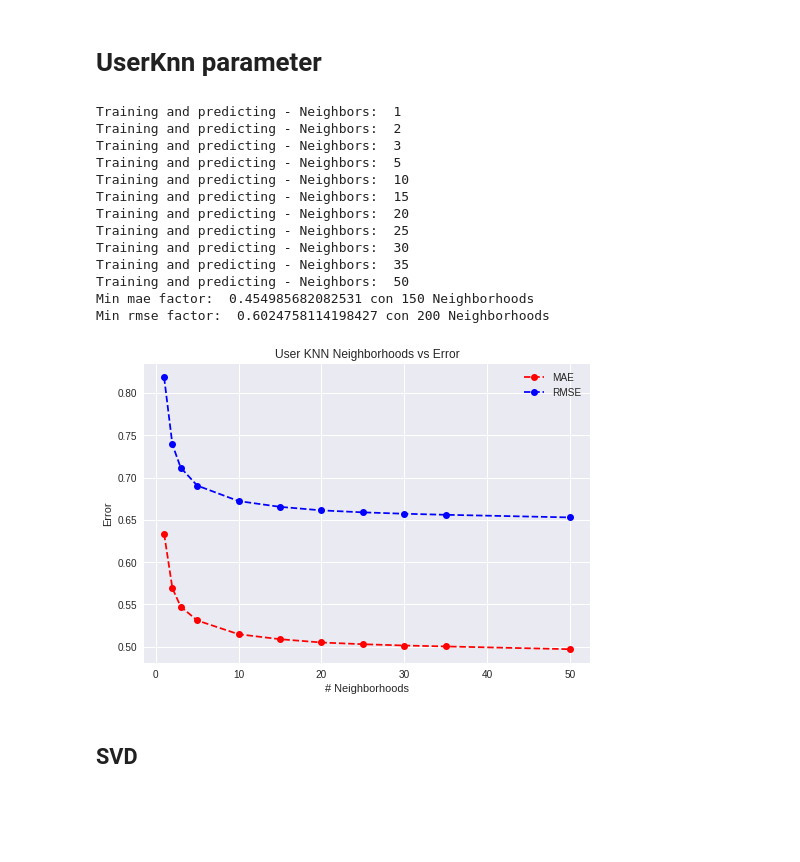
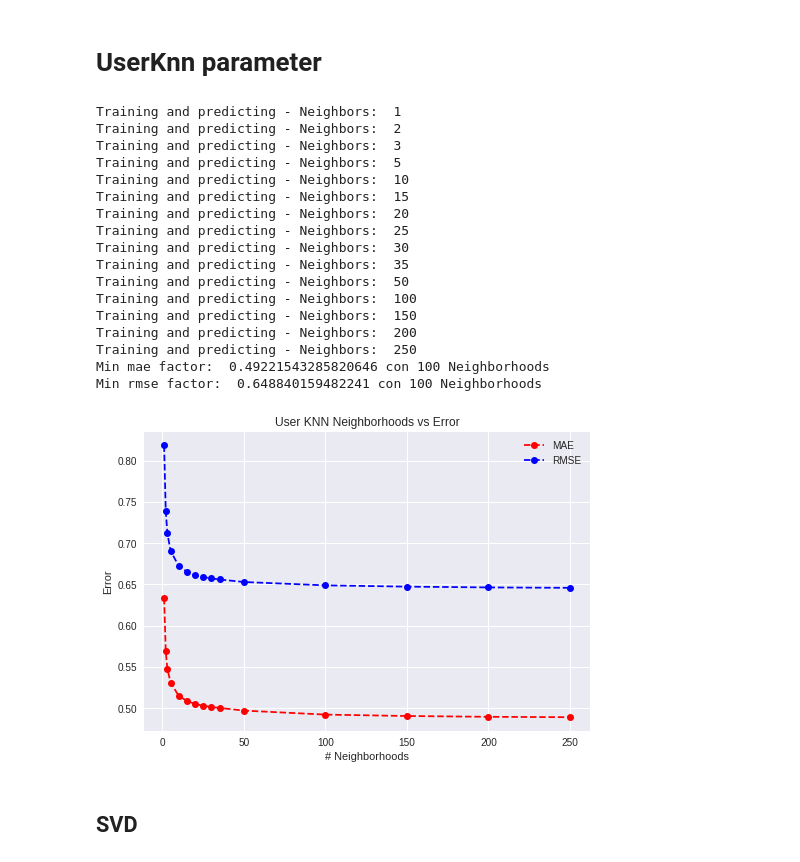
Before and after one commit to paulanavarretec/RecSys-Tarea1, a Jupyter notebook: Recsys_Tarea1_Sensitivity_Analysis.ipynb, the cells around one changed output. Saved outputs shown, nothing was run; the diff lists cells and outputs as text; code cells hidden in the pictures; blank space fills up the shorter version.

```diff
--- a/Recsys_Tarea1_Sensitivity_Analysis.ipynb
+++ b/Recsys_Tarea1_Sensitivity_Analysis.ipynb
@@ -113,13 +113,13 @@ UserKnn = pyreclab.UserKnn(dataset='train_70.csv',
 
 
 # Loop for parameter search
-n = [1,2,3,5,10,15,20,25,30,35,50]
+n = [1,2,3,5,10,15,20,25,30,35,50,100,150,200,250]
 predlist = [0]*len(n)
 mae = [0]*len(n)
 rmse = [0]*len(n)
 
 
-i1, i2, min_mae, min_rmse = -1, -1, 100 , 100
+n1, n2, min_mae, min_rmse = -1, -1, 100 , 100
 
 
 for i in range(len(n)):
@@ -137,43 +137,47 @@ for i in range(len(n)):
 
   # Get optimal values
   # Limit descent in error to be bigger than 0,001
-  if mae[i]+0.001 < min_mae:
+  if mae[i]+0.01 < min_mae:
     min_mae = mae[i]
     n1 = n[i]
 
-  if rmse[i]+0.001 < min_rmse:
+  if rmse[i]+0.01 < min_rmse:
     min_rmse = rmse[i]
     n2 = n[i]
 
 print('Min mae factor: ',min_mae, 'con' ,n1, 'Neighborhoods')
 print('Min rmse factor: ',min_rmse, 'con' ,n2, 'Neighborhoods')
 
 # Plot Errors
 import matplotlib.pyplot as plt
 
 plt.plot(n, mae, marker='o', linestyle='--', color='r', label='MAE')
 plt.plot(n, rmse, marker='o', linestyle='--', color='b', label='RMSE')
 
 plt.xlabel('# Neighborhoods')
 plt.ylabel('Error')
 plt.title('User KNN Neighborhoods vs Error')
 plt.legend()
 plt.show()
 # %% [output]
 Training and predicting - Neighbors:  1
 Training and predicting - Neighbors:  2
 Training and predicting - Neighbors:  3
 Training and predicting - Neighbors:  5
 Training and predicting - Neighbors:  10
 Training and predicting - Neighbors:  15
 Training and predicting - Neighbors:  20
 Training and predicting - Neighbors:  25
 Training and predicting - Neighbors:  30
 Training and predicting - Neighbors:  35
 Training and predicting - Neighbors:  50
-Min mae factor:  0.454985682082531 con 150 Neighborhoods
-Min rmse factor:  0.6024758114198427 con 200 Neighborhoods
+Training and predicting - Neighbors:  100
+Training and predicting - Neighbors:  150
+Training and predicting - Neighbors:  200
+Training and predicting - Neighbors:  250
+Min mae factor:  0.49221543285820646 con 100 Neighborhoods
+Min rmse factor:  0.648840159482241 con 100 Neighborhoods
-[figure, old version]
+[figure, new version]
 # %% [markdown]
 ## SVD
 # %%
```
Also changed, not shown: parts of 1 cell of this notebook.
